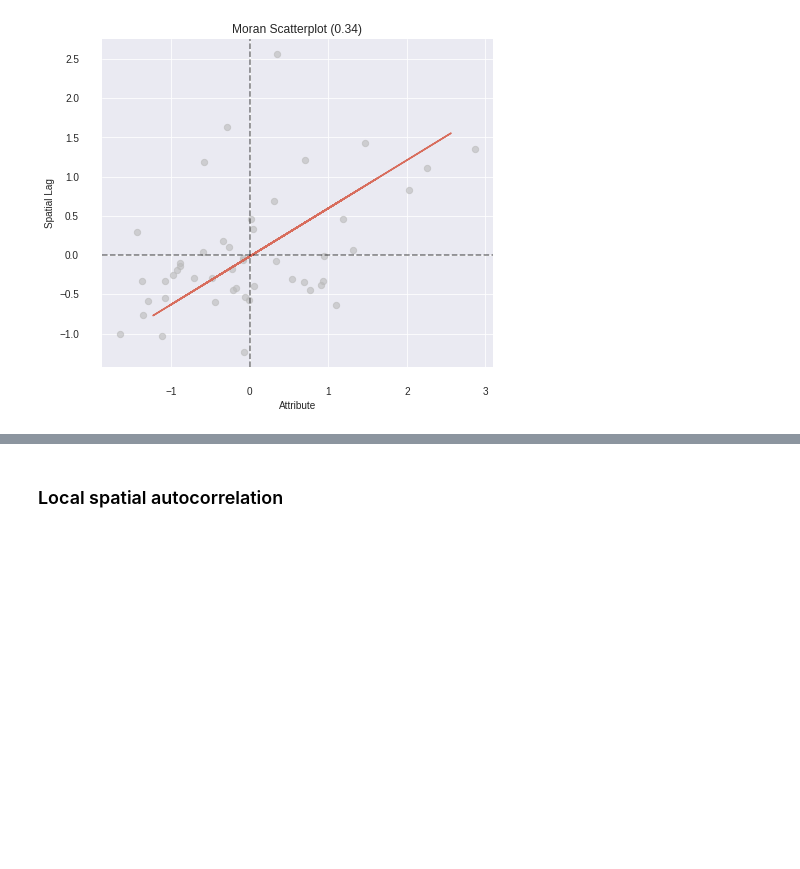
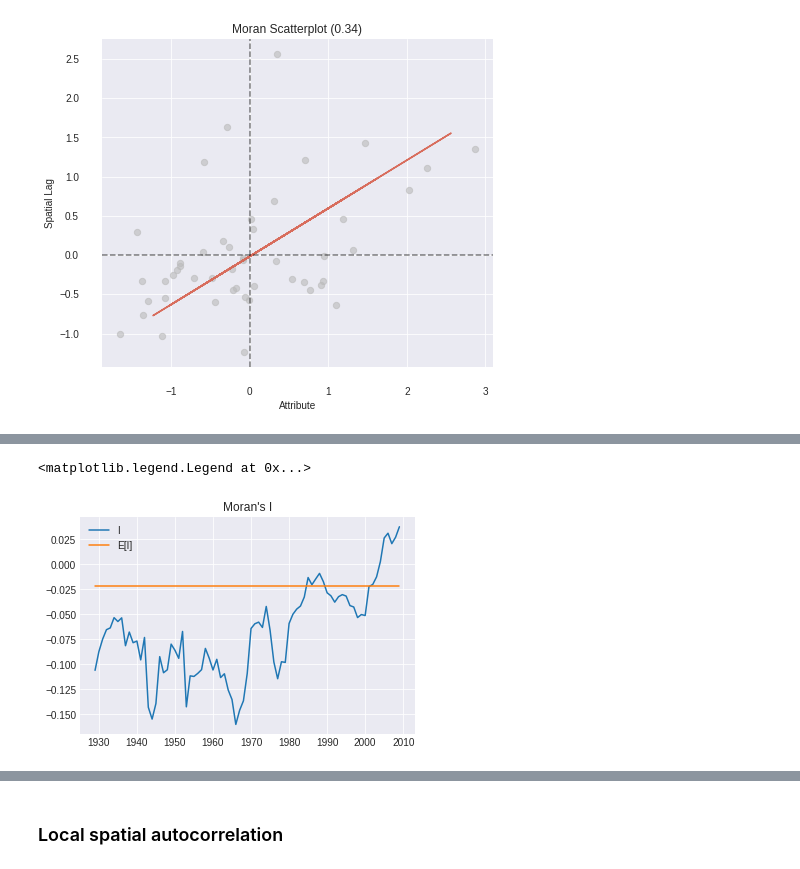
Before and after one commit to quarcs-lab/pysal-tutorials, a Jupyter notebook: giddy_space_time_withDetails.ipynb, the cells around one changed output, grey strips where cells are left out. Saved outputs shown, nothing was run; the diff lists cells and outputs as text; code cells hidden in the pictures; blank space fills up the shorter version.

```diff
--- a/giddy_space_time_withDetails.ipynb
+++ b/giddy_space_time_withDetails.ipynb
@@ -361,0 +375,8 @@ moranY2.p_sim
+# %%
+plt.plot(years, res[:,0], label='I')
+plt.plot(years, res[:,1], label='E[I]')
+plt.title("Moran's I")
+plt.legend()
+# %% [output]
+<matplotlib.legend.Legend at 0x...>
+[figure, added]
```
Also changed, not shown: parts of 9 cells of this notebook.
